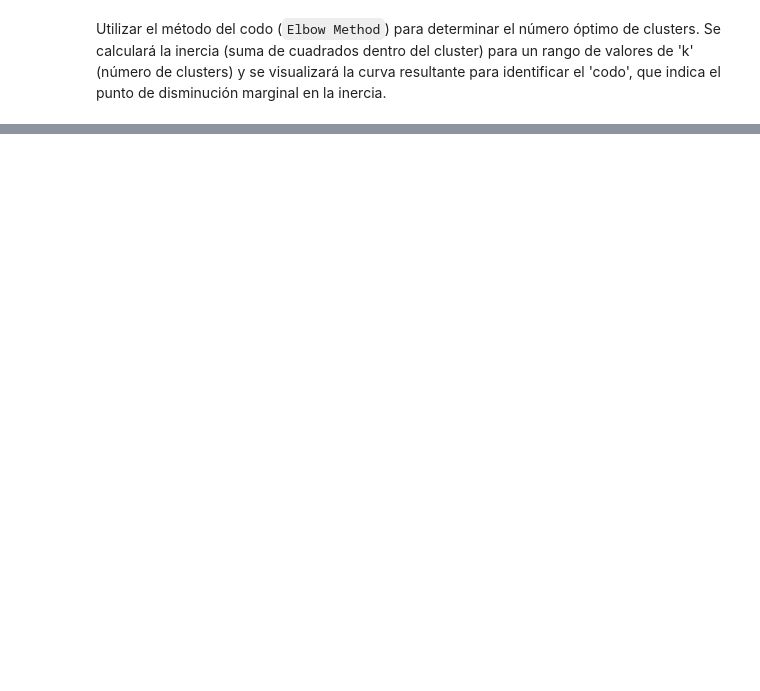
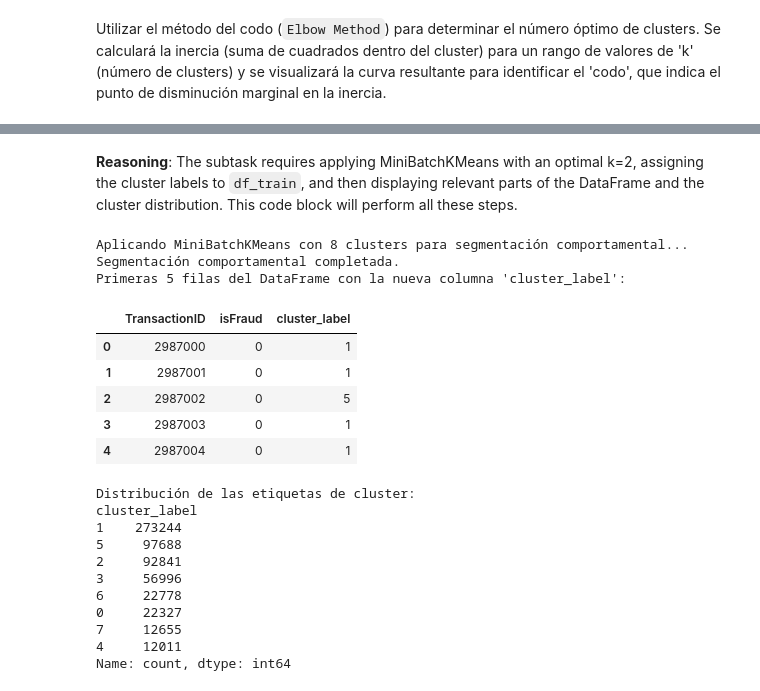
Before and after one commit to josenomberto/UTEC-CDIAV3-MCD8010, a Jupyter notebook: Proyecto02-Grupo1-jc.ipynb, the cells around one changed output, grey strips where cells are left out. Cells and saved outputs as stored; diff of their text form; code cells hidden in the pictures; blank space fills up the shorter version.

```diff
--- a/Proyecto02-Grupo1-jc.ipynb
+++ b/Proyecto02-Grupo1-jc.ipynb
@@ -655,0 +780,41 @@ print("Análisis del Método del Codo completado. Examine el gráfico para ident
+# %% [markdown]
+**Reasoning**:
+The subtask requires applying MiniBatchKMeans with an optimal k=2, assigning the cluster labels to `df_train`, and then displaying relevant parts of the DataFrame and the cluster distribution. This code block will perform all these steps.
+# %%
+print("Aplicando MiniBatchKMeans con 8 clusters para segmentación comportamental...")
+
+# 1. Inicializar MiniBatchKMeans con n_clusters=8
+n_clusters = 8 # Óptimo k determinado por los métodos del codo y la silueta
+mbkmeans = MiniBatchKMeans(n_clusters=n_clusters, random_state=42, batch_size=256, n_init=10, verbose=False)
+
+# 2. Ajustar el modelo y obtener las etiquetas de cluster
+cluster_labels = mbkmeans.fit_predict(df_clustering_scaled)
+
+# 3. Añadir las etiquetas de cluster como una nueva columna al DataFrame df_train
+df_train['cluster_label'] = cluster_labels.astype(np.int8)
+
+print("Segmentación comportamental completada.")
+print("Primeras 5 filas del DataFrame con la nueva columna 'cluster_label':")
+display(df_train[['TransactionID', 'isFraud', 'cluster_label']].head())
+print(f"Distribución de las etiquetas de cluster:\n{df_train['cluster_label'].value_counts()}")
+# %% [output]
+Aplicando MiniBatchKMeans con 8 clusters para segmentación comportamental...
+Segmentación comportamental completada.
+Primeras 5 filas del DataFrame con la nueva columna 'cluster_label':
+|  | TransactionID | isFraud | cluster_label |
+| 0 | 2987000 | 0 | 1 |
+| 1 | 2987001 | 0 | 1 |
+| 2 | 2987002 | 0 | 5 |
+| 3 | 2987003 | 0 | 1 |
+| 4 | 2987004 | 0 | 1 |
+Distribución de las etiquetas de cluster:
+cluster_label
+1    273244
+5     97688
+2     92841
+3     56996
+6     22778
+0     22327
+7     12655
+4     12011
+Name: count, dtype: int64
```
Also changed, not shown: parts of 30 cells of this notebook.
